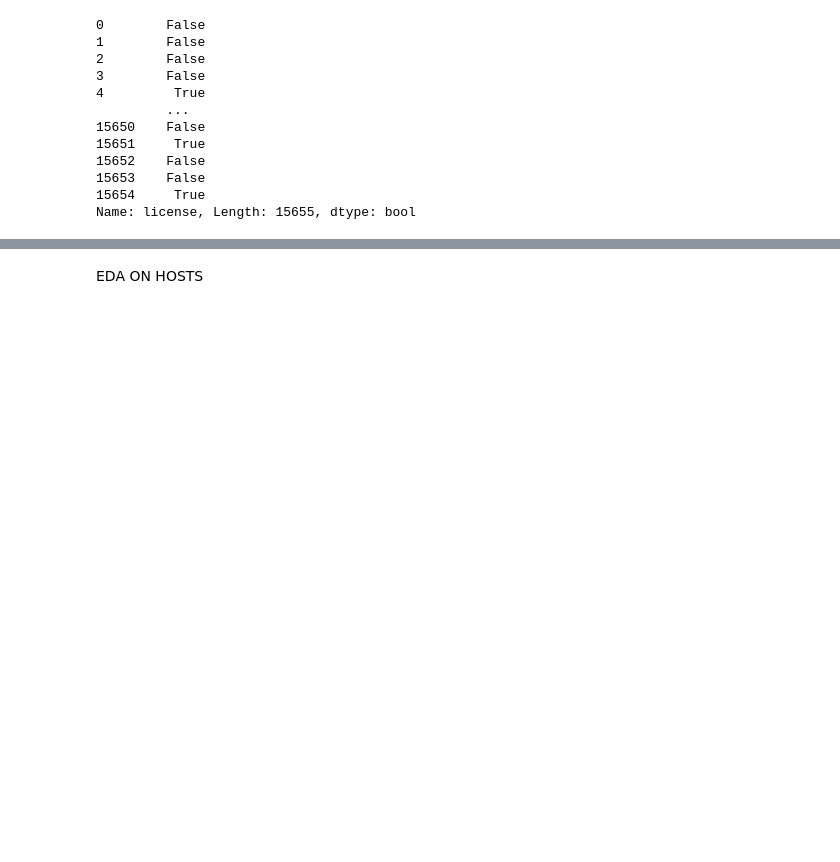
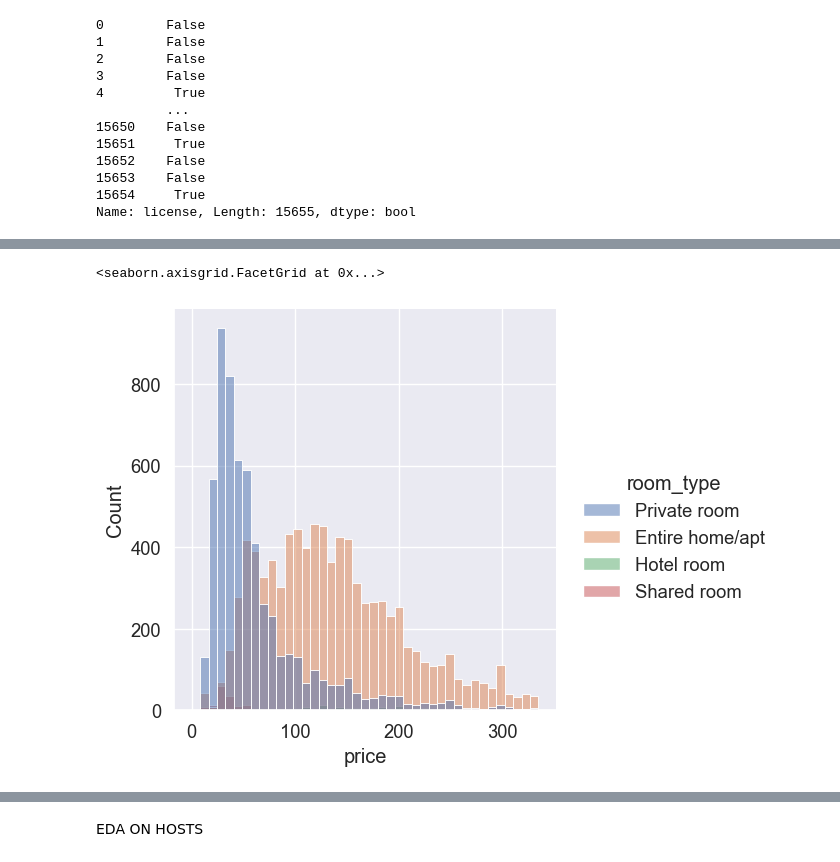
Before and after one commit to scheinmensch/Infringement_Detection_on_Airbnb, a Jupyter notebook: notebooks/Barcelona EDA.ipynb, the cells around one changed output, grey strips where cells are left out. Cells and saved outputs as stored; diff of their text form; code cells hidden in the pictures; blank space fills up the shorter version.

```diff
--- a/notebooks/Barcelona EDA.ipynb
+++ b/notebooks/Barcelona EDA.ipynb
@@ -254,0 +224,21 @@ Index(['id', 'listing_url', 'name', 'host_id', 'host_url', 'host_name',
+# %%
+# remove outliers with IQR method
+
+for x in ['price']:
+    q75, q25 = np.percentile(bcn.loc[:,x],[75,25])
+    intr_qr = q75-q25
+    maxp = q75+(1.5*intr_qr)
+    minp = q25-(1.5*intr_qr)
+
+    bcn.loc[bcn[x] < minp,x] = np.nan
+    bcn.loc[bcn[x] > maxp,x] = np.nan
+
+bcn['price'].isnull().sum()
+bcn['price'] = bcn['price'].dropna(axis=0)
+# %%
+# plot distribution
+sns.set(style="darkgrid", font_scale=1.2)
+sns.displot(data=bcn, x="price", hue='room_type', kind='hist')
+# %% [output]
+<seaborn.axisgrid.FacetGrid at 0x...>
+[figure, added]
```
Also changed, not shown: parts of 65 cells of this notebook.
